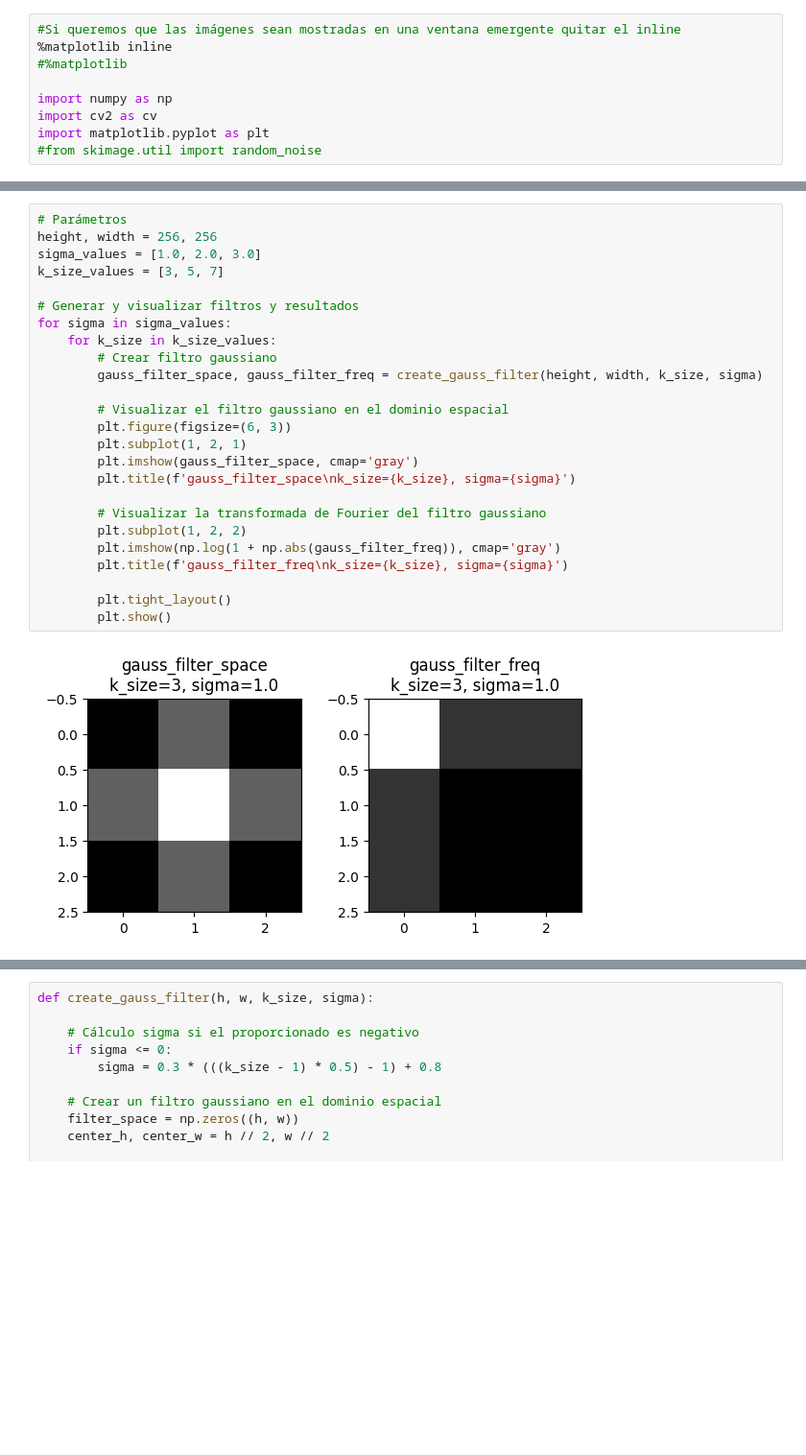
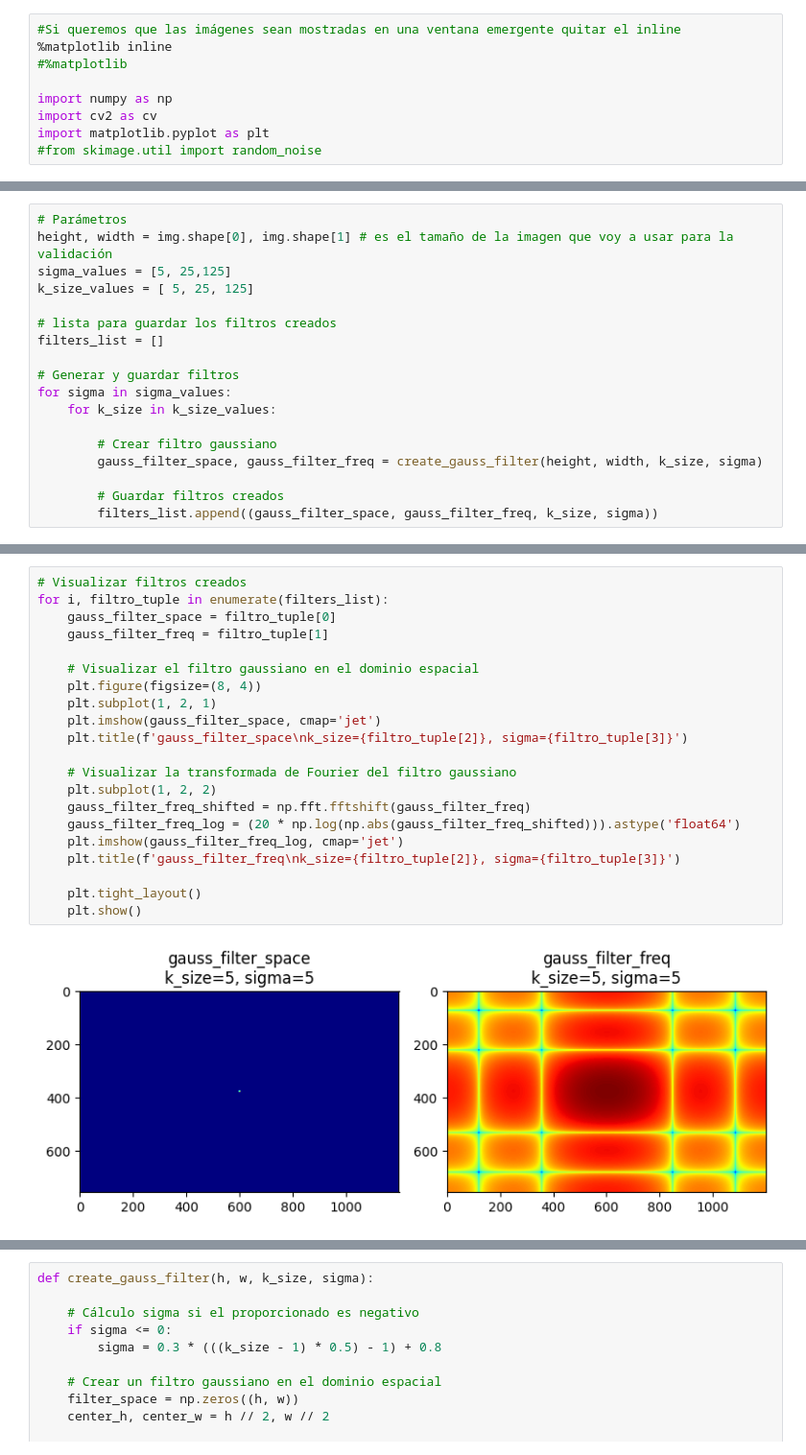
Before and after one commit to aledp/ceia_VisionXCompu1_TPs, a Jupyter notebook: TP2/TP2_DelPorto.ipynb, the cells around one changed output, grey strips where cells are left out. Shown at 96% size. Drawn from its saved outputs; the diff is of its cells as text; blank space fills up the shorter version.

Commit message:
creacion filtros gaussianos y validacion

```diff
--- a/TP2/TP2_DelPorto.ipynb
+++ b/TP2/TP2_DelPorto.ipynb
@@ -23,0 +68,18 @@ def create_gauss_filter(h, w, k_size, sigma):
+# %%
+# Parámetros
+height, width = img.shape[0], img.shape[1] # es el tamaño de la imagen que voy a usar para la validación
+sigma_values = [5, 25,125]
+k_size_values = [ 5, 25, 125]
+
+# lista para guardar los filtros creados
+filters_list = []
+
+# Generar y guardar filtros
+for sigma in sigma_values:
+    for k_size in k_size_values:
+
+        # Crear filtro gaussiano
+        gauss_filter_space, gauss_filter_freq = create_gauss_filter(height, width, k_size, sigma)
+
+        # Guardar filtros creados
+        filters_list.append((gauss_filter_space, gauss_filter_freq, k_size, sigma))
@@ -24,27 +104,23 @@ def create_gauss_filter(h, w, k_size, sigma):
 # %%
-# Parámetros
-height, width = 256, 256
-sigma_values = [1.0, 2.0, 3.0]
-k_size_values = [3, 5, 7]
+# Visualizar filtros creados
+for i, filtro_tuple in enumerate(filters_list):
+    gauss_filter_space = filtro_tuple[0]
+    gauss_filter_freq = filtro_tuple[1]
 
-# Generar y visualizar filtros y resultados
-for sigma in sigma_values:
-    for k_size in k_size_values:
-        # Crear filtro gaussiano
-        gauss_filter_space, gauss_filter_freq = create_gauss_filter(height, width, k_size, sigma)
+    # Visualizar el filtro gaussiano en el dominio espacial
+    plt.figure(figsize=(8, 4))
+    plt.subplot(1, 2, 1)
+    plt.imshow(gauss_filter_space, cmap='jet')
+    plt.title(f'gauss_filter_space\nk_size={filtro_tuple[2]}, sigma={filtro_tuple[3]}')
 
-        # Visualizar el filtro gaussiano en el dominio espacial
-        plt.figure(figsize=(6, 3))
-        plt.subplot(1, 2, 1)
-        plt.imshow(gauss_filter_space, cmap='gray')
-        plt.title(f'gauss_filter_space\nk_size={k_size}, sigma={sigma}')
+    # Visualizar la transformada de Fourier del filtro gaussiano
+    plt.subplot(1, 2, 2)
+    gauss_filter_freq_shifted = np.fft.fftshift(gauss_filter_freq)
+    gauss_filter_freq_log = (20 * np.log(np.abs(gauss_filter_freq_shifted))).astype('float64')
+    plt.imshow(gauss_filter_freq_log, cmap='jet')
+    plt.title(f'gauss_filter_freq\nk_size={filtro_tuple[2]}, sigma={filtro_tuple[3]}')
 
-        # Visualizar la transformada de Fourier del filtro gaussiano
-        plt.subplot(1, 2, 2)
-        plt.imshow(np.log(1 + np.abs(gauss_filter_freq)), cmap='gray')
-        plt.title(f'gauss_filter_freq\nk_size={k_size}, sigma={sigma}')
-
-        plt.tight_layout()
-        plt.show()
+    plt.tight_layout()
+    plt.show()
 # %% [output]
-[figure, old version]
+[figure, new version]
```
Also changed, not shown: parts of 14 cells of this notebook.
